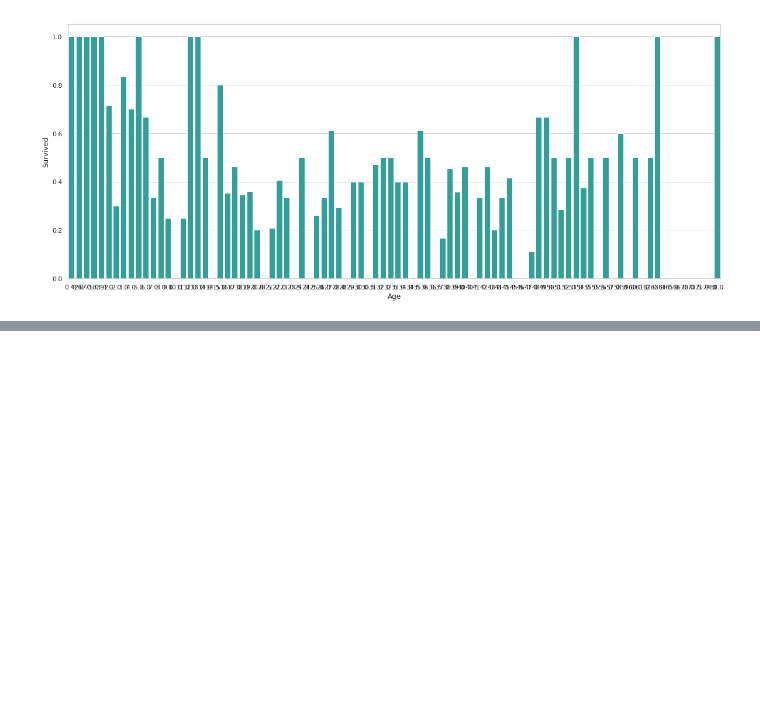
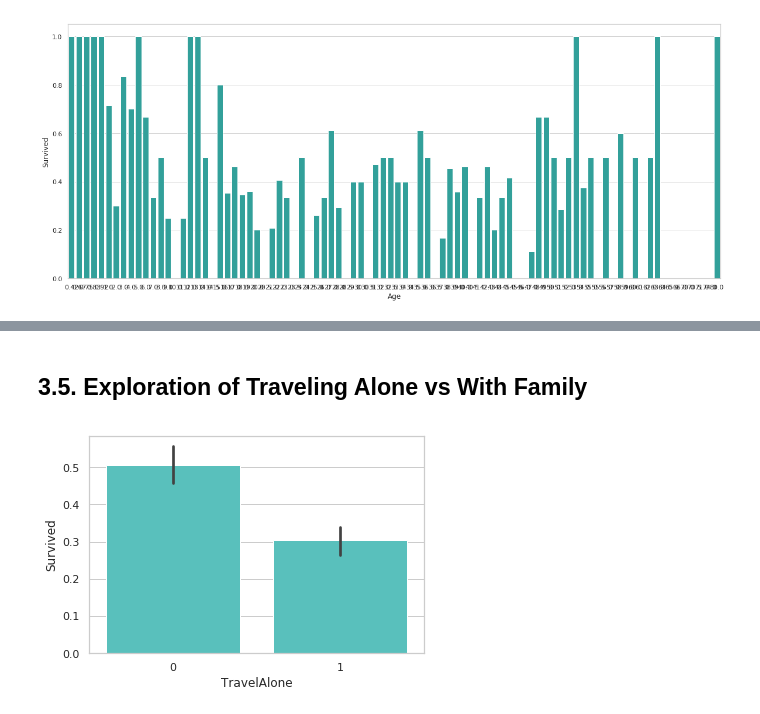
Before and after one commit to mxzgit/Data-science, a Jupyter notebook: Models/Titanic_LR.ipynb, the cells around one changed output, grey strips where cells are left out. Saved outputs shown, nothing was run; the diff lists cells and outputs as text; code cells hidden in the pictures; blank space fills up the shorter version.

```diff
--- a/Models/Titanic_LR.ipynb
+++ b/Models/Titanic_LR.ipynb
@@ -222,0 +255,7 @@ plt.show()
+# %% [markdown]
+## 3.5. Exploration of Traveling Alone vs With Family
+# %%
+sns.barplot('TravelAlone','Survived',data=final_train, color="mediumturquoise")
+plt.show()
+# %% [output]
+[figure, added]
```
Also changed, not shown: parts of 18 cells of this notebook.
